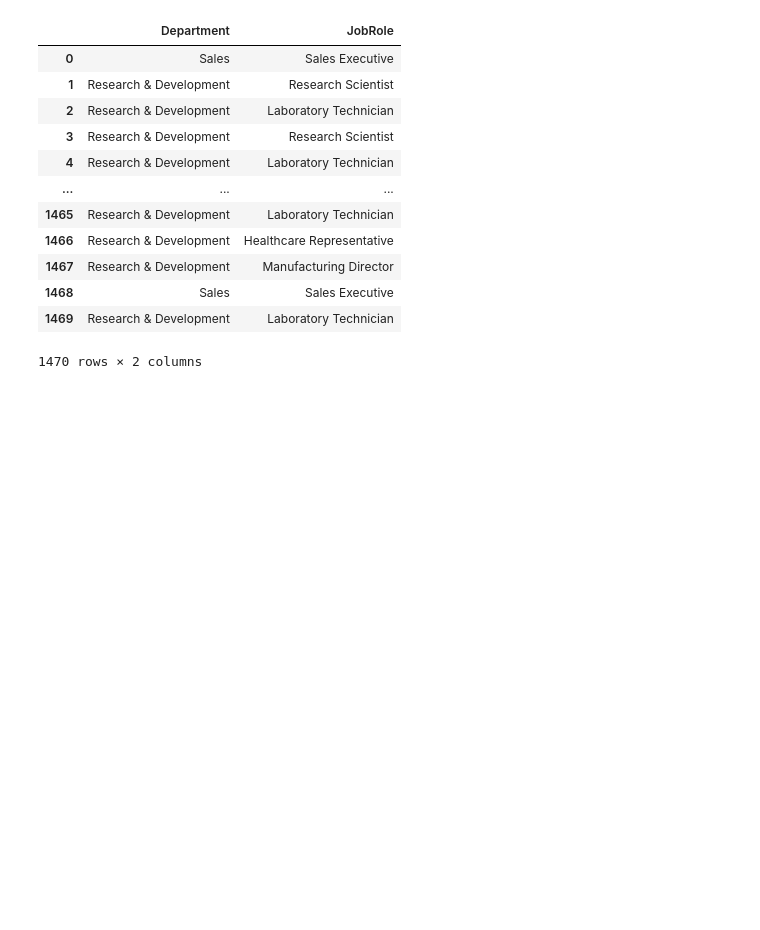
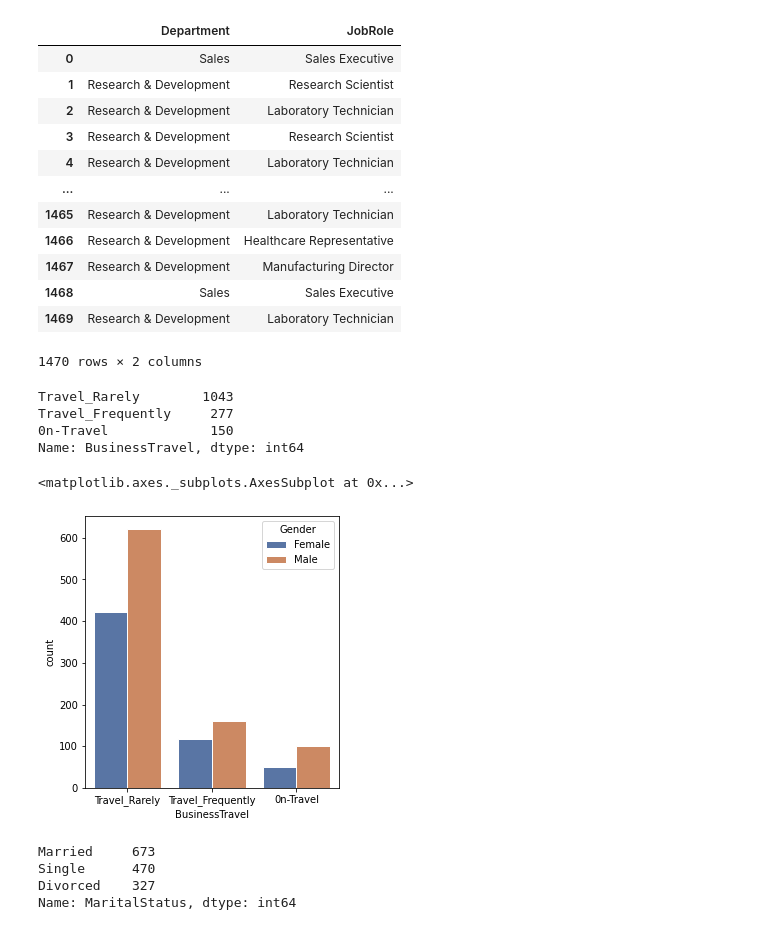
Before and after one commit to Shambhurajdesai/Data-analysis, a Jupyter notebook: Employee_Attrition.ipynb, the cells around one changed output. Saved outputs shown, nothing was run; the diff lists cells and outputs as text; code cells hidden in the pictures; blank space fills up the shorter version.

```diff
--- a/Employee_Attrition.ipynb
+++ b/Employee_Attrition.ipynb
@@ -533,3 +533,24 @@ df_concat
 | 1468 | Sales | Sales Executive |
 | 1469 | Research & Development | Laboratory Technician |
 1470 rows × 2 columns
+# %%
+df['BusinessTravel'].value_counts()
+# %% [output]
+Travel_Rarely        1043
+Travel_Frequently     277
+0n-Travel             150
+Name: BusinessTravel, dtype: int64
+# %%
+plt.figure(figsize = (10,5))
+plt.subplot(1,2,2)
+sns.countplot('BusinessTravel',hue='Gender',palette = 'deep',ec='white',data=df)
+# %% [output]
+<matplotlib.axes._subplots.AxesSubplot at 0x...>
+[figure, added]
+# %%
+df['MaritalStatus'].value_counts()
+# %% [output]
+Married     673
+Single      470
+Divorced    327
+Name: MaritalStatus, dtype: int64
```
Also changed, not shown: parts of 3 cells of this notebook.
